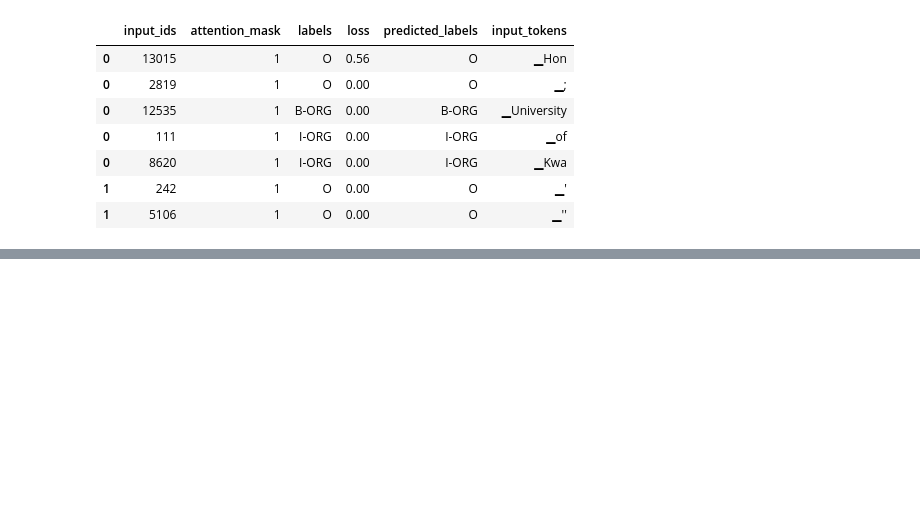
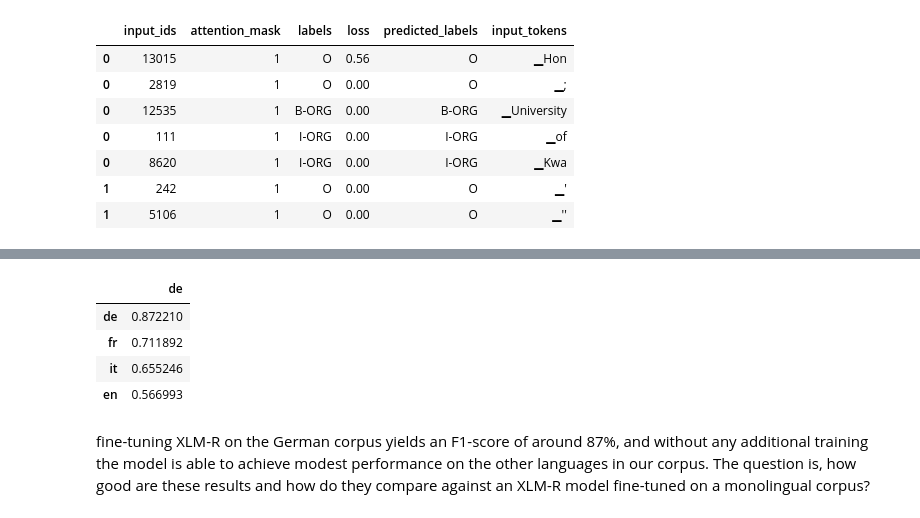
Before and after one commit to Sohaib9920/Transformer_Multilingual_NER, a Jupyter notebook: Transformer_Multilingual_Named_Entity_Recognition.ipynb, the cells around one changed output, grey strips where cells are left out. Saved outputs shown, nothing was run; the diff lists cells and outputs as text; code cells hidden in the pictures; blank space fills up the shorter version.

```diff
--- a/Transformer_Multilingual_Named_Entity_Recognition.ipynb
+++ b/Transformer_Multilingual_Named_Entity_Recognition.ipynb
@@ -584,0 +569,14 @@ ConfusionMatrixDisplay.from_predictions(df_tokens["labels"], df_tokens["predicte
+# %%
+def get_f1_score(trainer, dataset):
+    return trainer.predict(dataset).metrics["test_f1"]
+
+panx_fr_encoded = encode_pax_dataset(panx["fr"])
+panx_it_encoded = encode_pax_dataset(panx["it"])
+panx_en_encoded = encode_pax_dataset(panx["en"])
+
+f1_scores = defaultdict(dict)
+# %%
+f1_scores["de"]["de"] = get_f1_score(trainer, panx_de_encoded["test"])
+f1_scores["de"]["fr"] = get_f1_score(trainer, panx_fr_encoded["test"])
+f1_scores["de"]["it"] = get_f1_score(trainer, panx_it_encoded["test"])
+f1_scores["de"]["en"] = get_f1_score(trainer, panx_en_encoded["test"])
@@ -584,0 +588,14 @@ ConfusionMatrixDisplay.from_predictions(df_tokens["labels"], df_tokens["predicte
+# %%
+pd.DataFrame(f1_scores).sort_values("de", ascending=False)
+# %% [output]
+|  | de |
+| de | 0.872210 |
+| fr | 0.711892 |
+| it | 0.655246 |
+| en | 0.566993 |
+# %% [markdown]
+fine-tuning XLM-R on the German corpus yields an F1-score of
+around 87%, and without any additional training the model is able to achieve modest
+performance on the other languages in our corpus. The question is, how good are
+these results and how do they compare against an XLM-R model fine-tuned on a
+monolingual corpus?
```
Also changed, not shown: parts of 22 cells of this notebook.
